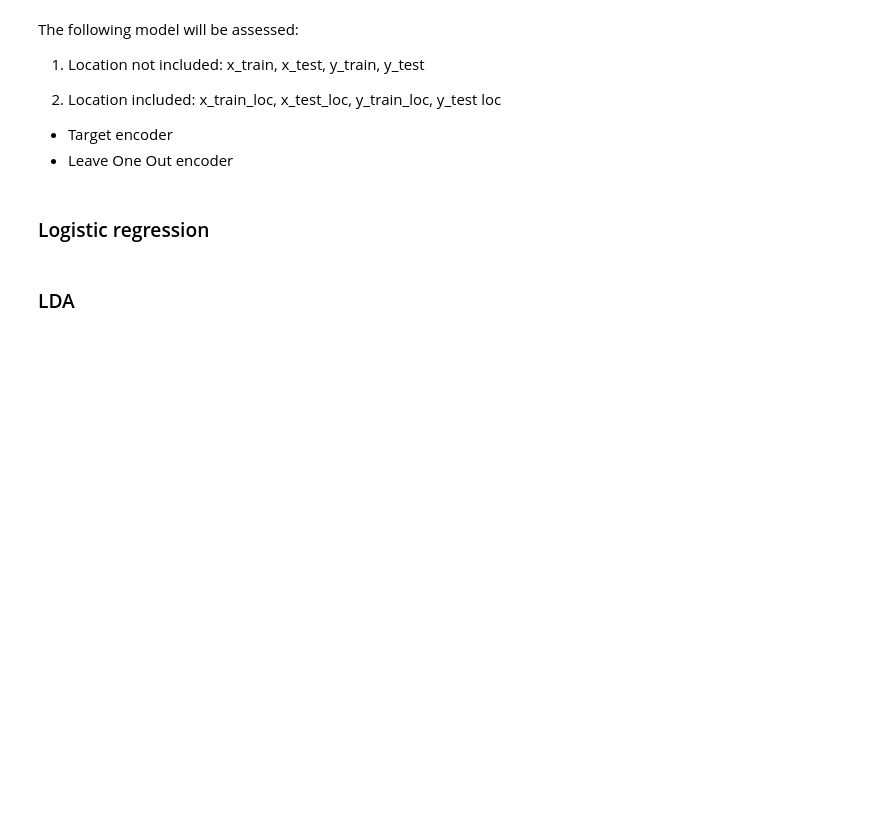
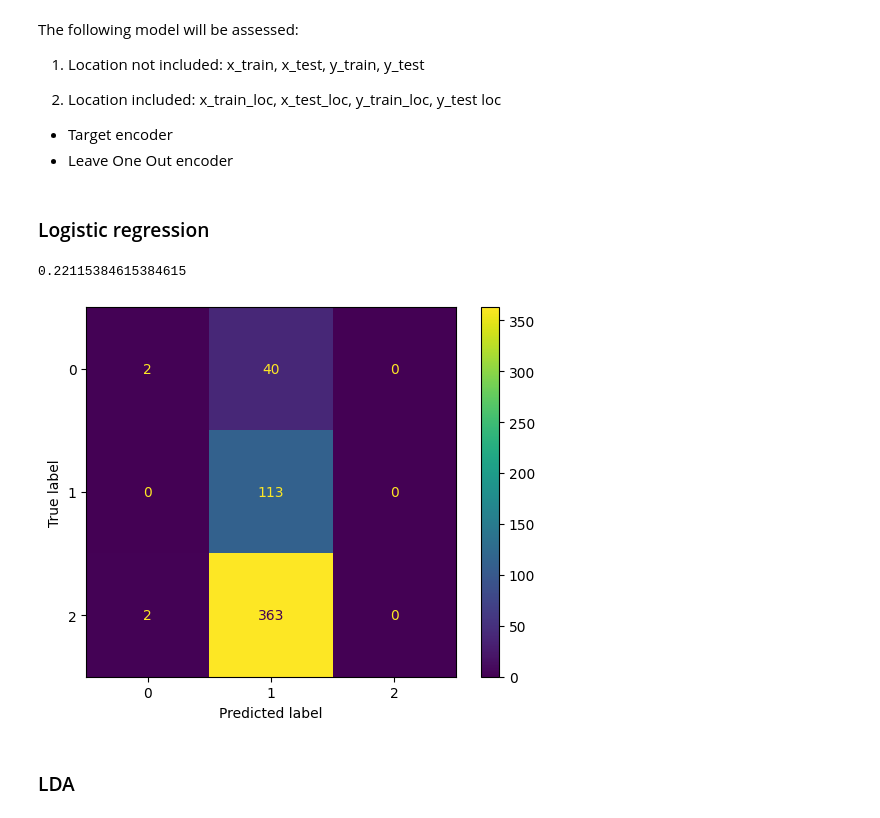
Before and after one commit to ngocmphan/survival_rate_montreal_businesses, a Jupyter notebook: survival_rate_montreal_businesses.ipynb, the cells around one changed output. Saved outputs shown, nothing was run; the diff lists cells and outputs as text; code cells hidden in the pictures; blank space fills up the shorter version.

Commit message:
Added Prediction & model evaluation: location not included

```diff
--- a/survival_rate_montreal_businesses.ipynb
+++ b/survival_rate_montreal_businesses.ipynb
@@ -344,6 +346,9 @@ x_test_loc['loc_target_encoded'] = x_test_loc['Location'].map(test_target_encodi
 x_train_loc = x_train_loc.drop(['Operation_status'], axis=1)
 x_train = x_train.drop(['Operation_status'], axis=1)
 
+x_test_loc = x_test_loc.drop(['Operation_status'], axis=1)
+x_test = x_test.drop(['Operation_status'], axis=1)
+
 # Save temporary copy after transformation
 x_train_target_copy = x_train_loc[['Location']]
 x_test_target_copy = x_test_loc[['Location']]
@@ -394,2 +399,17 @@ y_test_loc_binary = y_test_loc.map(binary_status)
 log_reg = LogisticRegression().fit(x_train, y_train_binary)
+# %%
+# Result predict: Location not included
+y_pred = log_reg.predict(x_test)
+y_prob = log_reg.predict_proba(x_test)
+# %%
+# Result evaluation: Location not included
+log_reg.score(x_test, y_test)
+# %% [output]
+0.22115384615384615
+# %%
+# Result evaluation: Location not included
+cm = confusion_matrix(y_test, y_pred)
+cm_display = ConfusionMatrixDisplay(cm).plot()
+# %% [output]
+[figure, added]
 # %%
```
Also changed, not shown: parts of 4 cells of this notebook.
